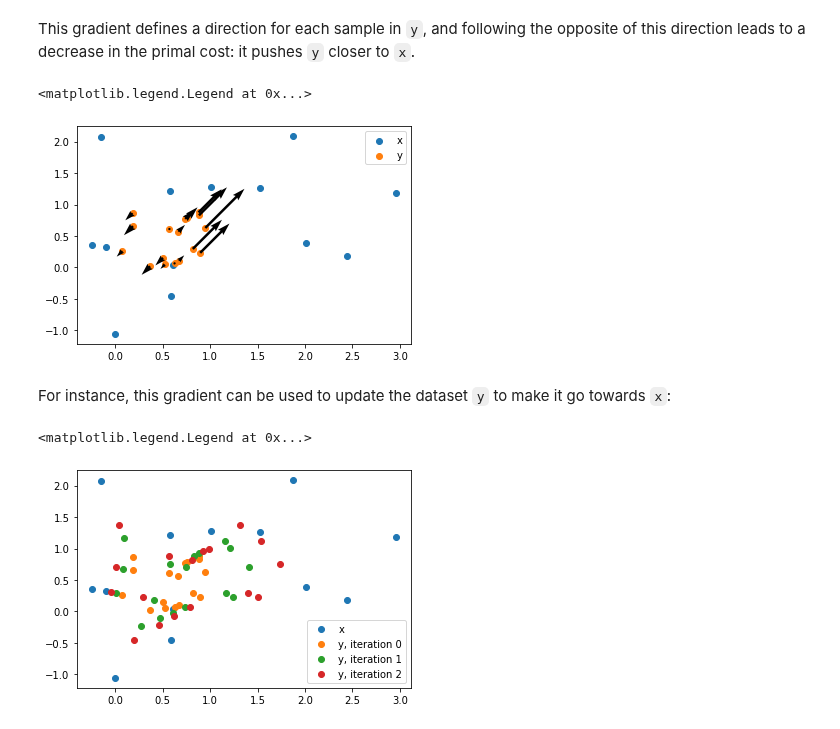
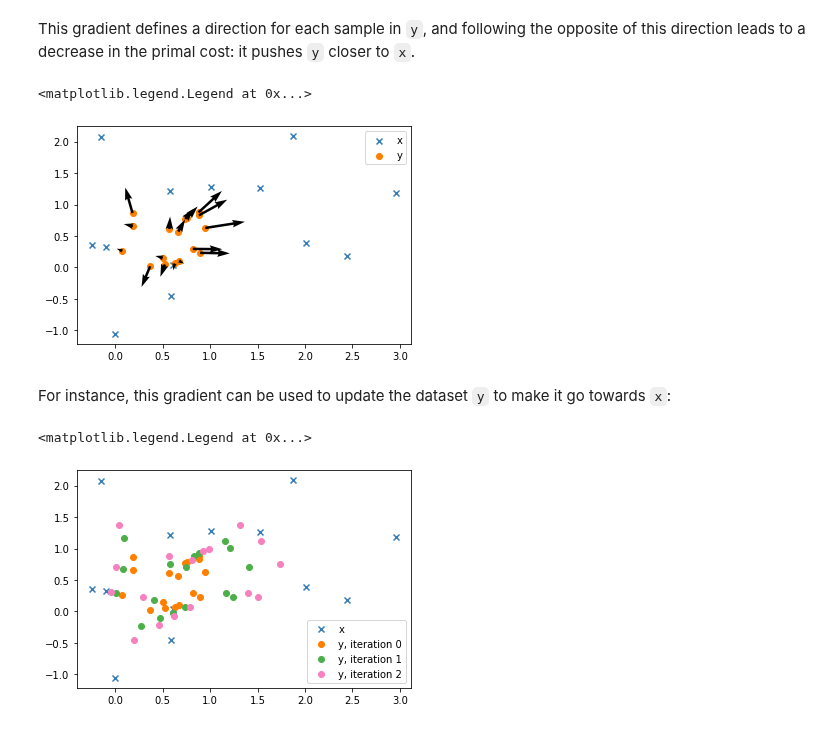
Before and after one commit to ott-jax/ott, a Jupyter notebook: docs/tutorials/notebooks/basic_ot_between_datasets.ipynb, the cells around one changed output. Drawn from its saved outputs; the diff is of its cells as text; code cells hidden in the pictures.

```diff
--- a/docs/tutorials/notebooks/basic_ot_between_datasets.ipynb
+++ b/docs/tutorials/notebooks/basic_ot_between_datasets.ipynb
@@ -15,7 +15,23 @@ import jax.numpy as jnp
 # %% [markdown]
 We also import `matplotlib` to plot the results.
 # %%
+import matplotlib as mpl
 import matplotlib.pyplot as plt
+from matplotlib import cycler
+
+mpl.rcParams["axes.prop_cycle"] = cycler(
+    color=[
+        "#377eb8",
+        "#ff7f00",
+        "#4daf4a",
+        "#f781bf",
+        "#a65628",
+        "#984ea3",
+        "#999999",
+        "#e41a1c",
+        "#dede00",
+    ]
+)  # colorblind friendly cycle from https://gist.github.com/thriveth/8560036
 # %% [markdown]
 We define a toy function and use it to generate two datasets of points, `x` and `y`:
 # %%
@@ -86,27 +102,27 @@ DeviceArray(1.2848568, dtype=float32)
 The gradient of this function is obtained as usual with `jax`:
 # %%
 gradient_function = jax.grad(primal_cost_from_y)
-gradients = gradient_function(y)
+gradient = gradient_function(y)
 # %% [markdown]
 This gradient defines a direction for each sample in `y`, and following the opposite of this direction leads to a decrease in the primal cost: it pushes `y` closer to `x`.
 # %%
-plt.scatter(x[:, 0], x[:, 1], label="x")
+plt.scatter(x[:, 0], x[:, 1], label="x", marker="x")
 plt.scatter(y[:, 0], y[:, 1], label="y")
-plt.quiver(y[:, 0], y[:, 1], -gradients[:, 0], -gradients[:, 0])
+plt.quiver(y[:, 0], y[:, 1], -gradient[:, 0], -gradient[:, 1])
 plt.legend()
 # %% [output]
 <matplotlib.legend.Legend at 0x...>
-[figure, old version]
+[figure, new version]
 # %% [markdown]
 For instance, this gradient can be used to update the dataset `y` to make it go towards `x`:
 # %%
 step_size = 2.0
 
-plt.scatter(x[:, 0], x[:, 1], label="x")
+plt.scatter(x[:, 0], x[:, 1], label="x", marker="x")
 for i in range(3):
     plt.scatter(y[:, 0], y[:, 1], label=f"y, iteration {i}")
     y -= step_size * gradient_function(y)
 plt.legend()
 # %% [output]
 <matplotlib.legend.Legend at 0x...>
-[figure, old version]
+[figure, new version]
```
Also changed, not shown: parts of 2 cells of this notebook.
